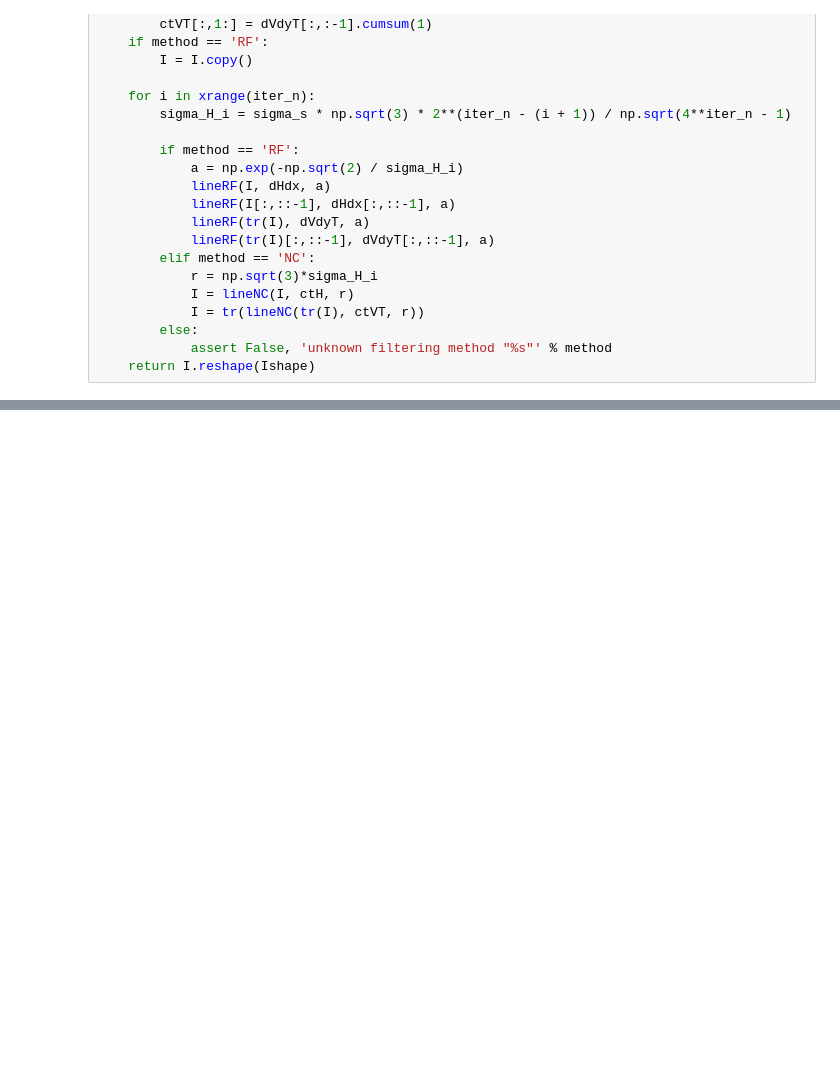
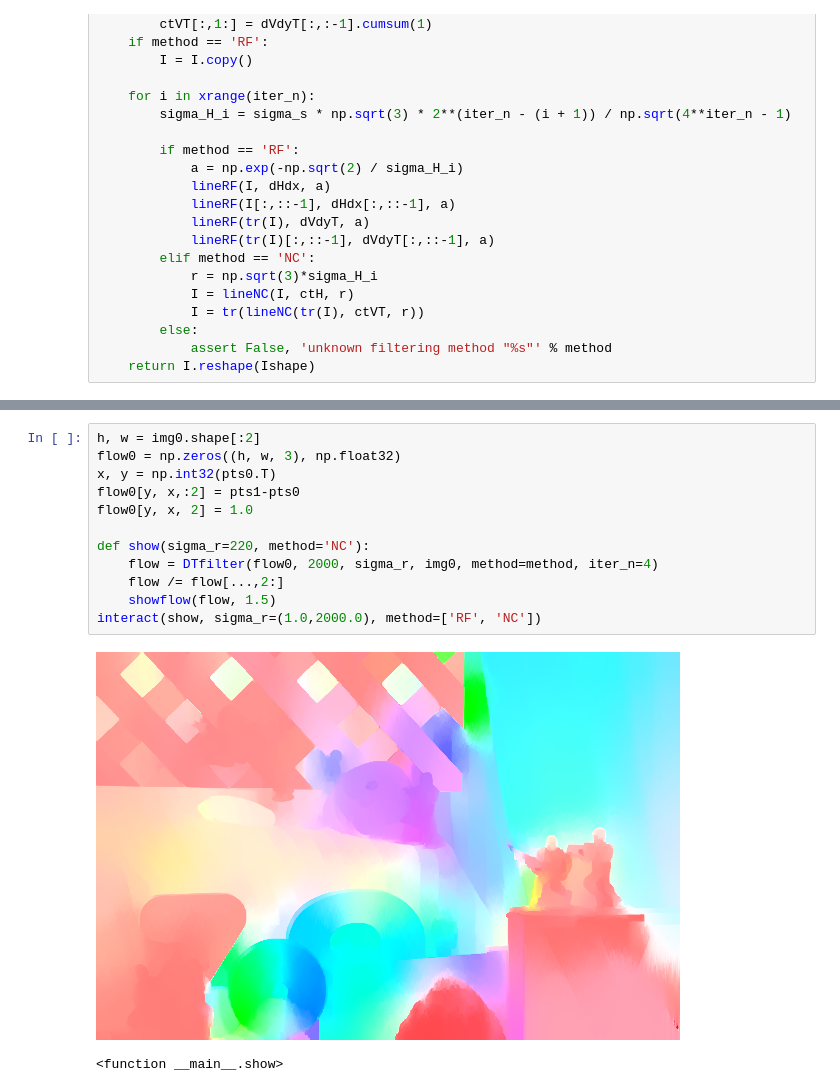
Before and after one commit to znah/notebooks, a Jupyter notebook: domain_transform.ipynb, the cells around one changed output, grey strips where cells are left out. Cells and saved outputs as stored; diff of their text form; blank space fills up the shorter version.

```diff
--- a/domain_transform.ipynb
+++ b/domain_transform.ipynb
@@ -109,0 +138,15 @@ interact(show, x=(0,299), y=(0,299), sigma_s=(1,500), sigma_r=(1.0,1000.0), meth
+# %%
+h, w = img0.shape[:2]
+flow0 = np.zeros((h, w, 3), np.float32)
+x, y = np.int32(pts0.T)
+flow0[y, x,:2] = pts1-pts0
+flow0[y, x, 2] = 1.0
+
+def show(sigma_r=220, method='NC'):
+    flow = DTfilter(flow0, 2000, sigma_r, img0, method=method, iter_n=4)
+    flow /= flow[...,2:]
+    showflow(flow, 1.5)
+interact(show, sigma_r=(1.0,2000.0), method=['RF', 'NC'])
+# %% [output]
+[figure, added]
+<function __main__.show>
```
Also changed, not shown: parts of 6 cells of this notebook, 2 other files.
